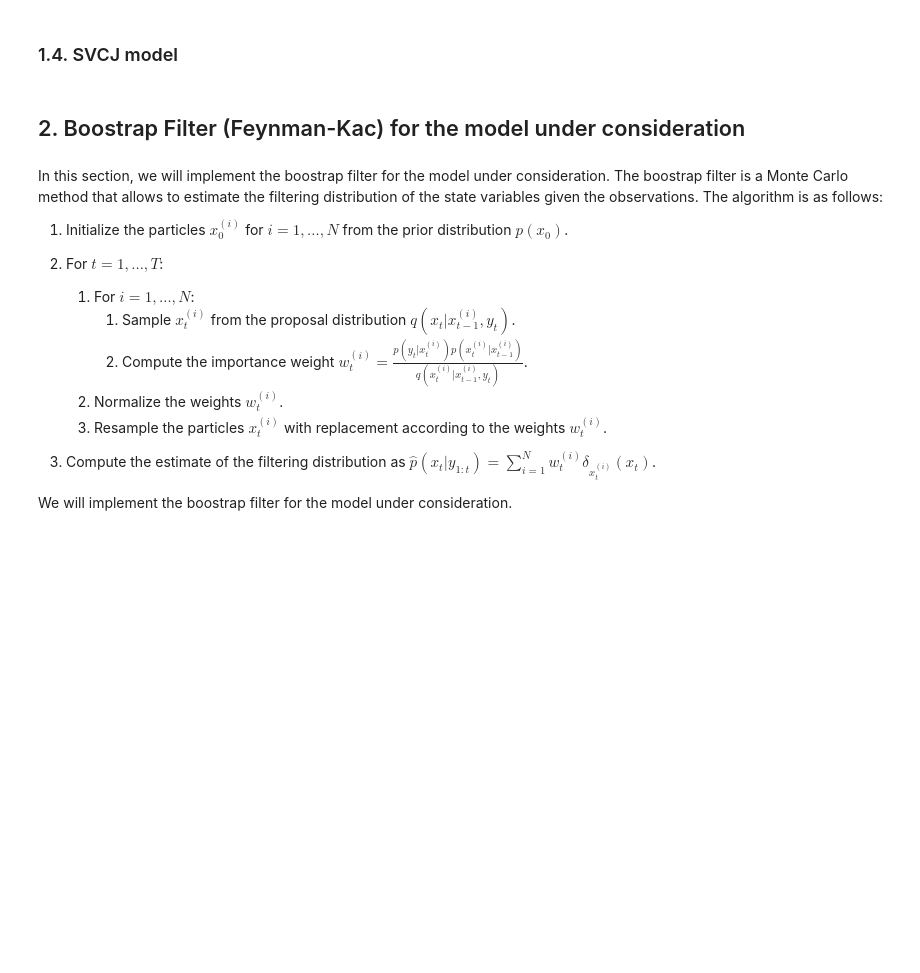
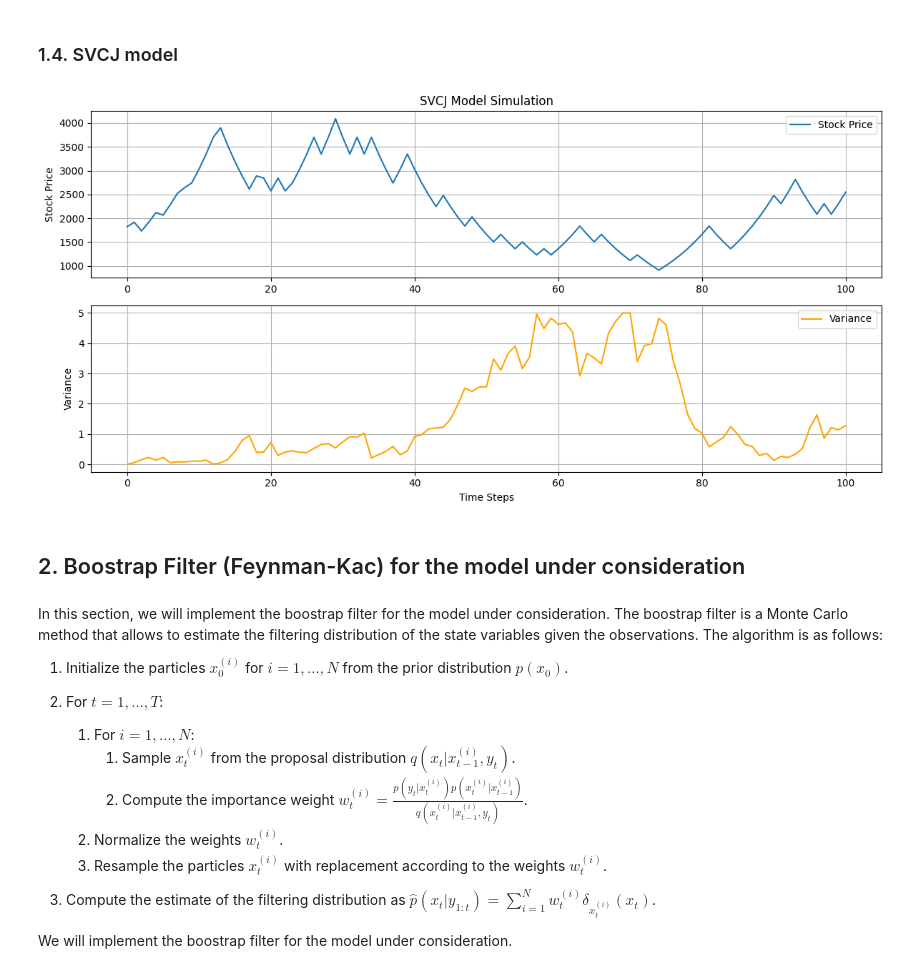
Before and after one commit to essalihanasse/ParticleMCMC, a Jupyter notebook: PMCMC_for_asset_pricing.ipynb, the cells around one changed output. Cells and saved outputs as stored; diff of their text form; code cells hidden in the pictures; blank space fills up the shorter version.

```diff
--- a/PMCMC_for_asset_pricing.ipynb
+++ b/PMCMC_for_asset_pricing.ipynb
@@ -152,5 +153,47 @@ plt.show()
 # %% [markdown]
 ### 1.4. SVCJ model
+# %%
+# Params from the article
+kappa = 0.9613
+theta = 0.0282
+sigma = 0.3586
+rho = -0.9191
+eta_s = 2.7095
+eta_v = 0.6239
+lmda = 0.7249
+mu_s = 0.0320
+sigma_s = 0.0872
+eta_js = 0.0562
+mu_v = 0.0727
+eta_jv = 0.0562
+rho_j = -0.7382
+sigma_c = 3.0978
+
+simuSVCJ = simulation.SimulationSVCJ(kappa, theta, sigma, rho, eta_s, eta_v, lmda,
+                                     mu_s, sigma_s, eta_js, mu_v, eta_jv, rho_j, sigma_c)
+
+# Simulate
+S, V = simuSVCJ.SVCJ(S0, V0, r, delta, T, N)
+# %%
+plt.figure(figsize=(12, 6))
+plt.subplot(2, 1, 1)
+plt.plot(S, label="Stock Price")
+plt.title("SVCJ Model Simulation")
+plt.ylabel("Stock Price")
+plt.legend()
+plt.grid()
+
+plt.subplot(2, 1, 2)
+plt.plot(V, label="Variance", color="orange")
+plt.ylabel("Variance")
+plt.xlabel("Time Steps")
+plt.legend()
+plt.grid()
+
+plt.tight_layout()
+plt.show()
+# %% [output]
+[figure, added]
 # %% [markdown]
 ## 2. Boostrap Filter (Feynman-Kac) for the model under consideration
 # %% [markdown]
```
Also changed, not shown: parts of 13 cells of this notebook, 3 other files.
